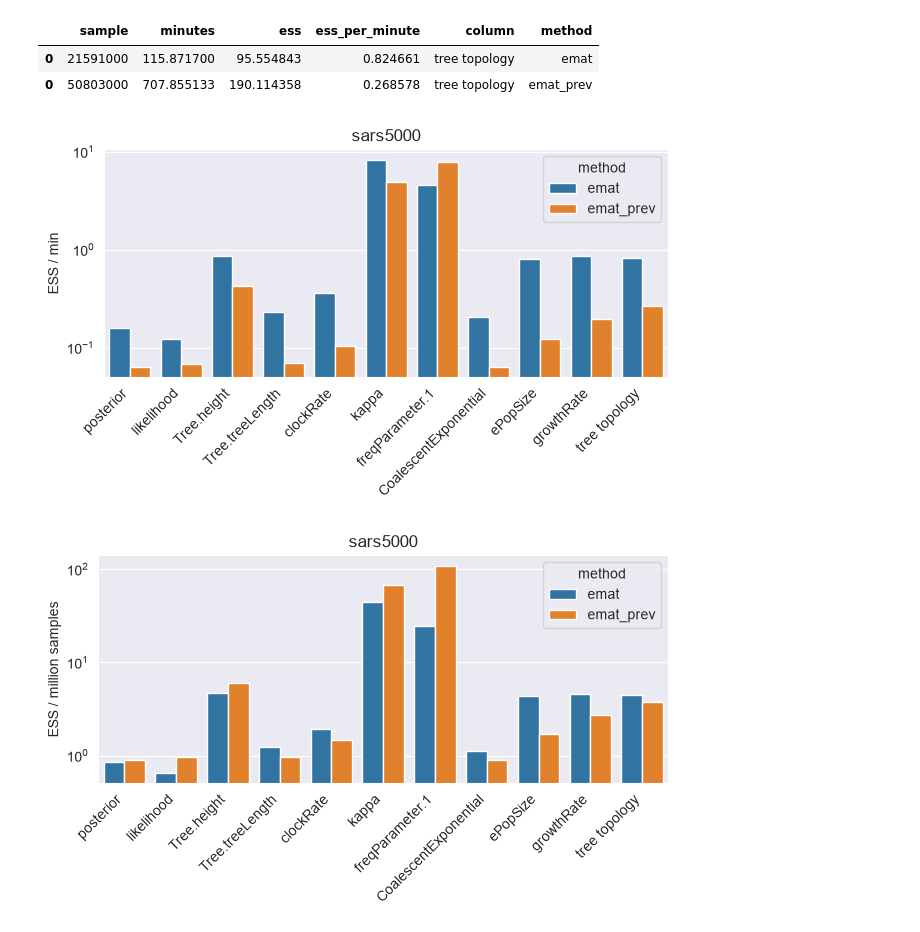
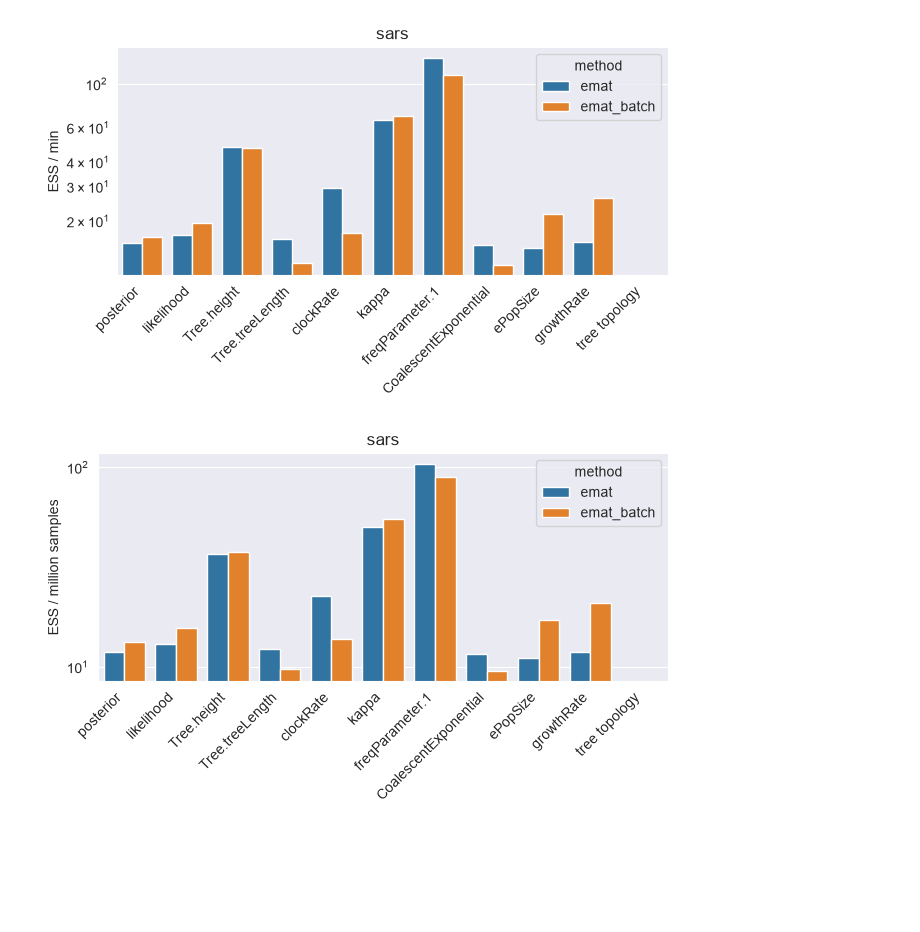
Before and after one commit to tochsner/beast-emat, a Jupyter notebook: python/src/notebooks/single_ess_comparison.ipynb, the cells around one changed output. Drawn from its saved outputs; the diff is of its cells as text; code cells hidden in the pictures; blank space fills up the shorter version.

```diff
--- a/python/src/notebooks/single_ess_comparison.ipynb
+++ b/python/src/notebooks/single_ess_comparison.ipynb
@@ -16,26 +16,34 @@ sns.set_style("darkgrid")
 ROOT = next(p for p in [Path.cwd(), *Path.cwd().parents] if (p / "tests" / "hcv_emat.xml").exists())
 TESTS_PATH = ROOT / "tests"
 # %%
-method_names = ["emat", "emat_prev", "beauti"]
+method_names = [
+    "emat",
+    "emat_batch",
+]
 
 # the wall-clock seconds per million MCMC samples of each run, which convert samples into running time
 seconds_per_million_samples = {
-    "hcv": {"emat": 10, "emat_conditioned": 9, "emat_marg_displ": 13, "beauti": 14},
-    "zika": {"emat": 23, "beauti": 6*60 + 44},
-    "sars": {"emat": 84, "beauti": 6200},
-    "sars5000": {"emat_prev": 13*60 + 56, "emat": 5*60 + 22},
-    "ebola": {"emat": 187, "mix": 723},
+    "hcv": {
+        "emat": 8,
+        "emat_batch": 7
+    },
+    "zika": {"emat": 21, "emat_local8": 22, "emat_local16": 23, "beauti": 6*60 + 44, "node_state": 37},
+    "sars": {"emat": 46, "beauti": 6200, "emat_batch": 48},
+    "sars5000": {"emat_prev": 13*60 + 56, "emat": 5*60 + 20},
+    "sars10000": {"emat": 13*60 + 10},
+    "ebola": {"emat": 1*60 + 42, "beauti": 723},
     "wnv": {"emat": 1560, "beauti": 10980},
 }
 # %%
-experiment = "sars5000"
+experiment = "sars"
 # %%
 # likelihood columns are left out, as the EMAT regimes log the augmented likelihood
 columns_per_experiment = {
-    "hcv": ["posterior", "likelihood", "Tree.height", "Tree.treeLength", "rateAG", "freqParameter.1", "bPopSizes.1", "bGroupSizes.2", "BayesianSkyline"],
+    "hcv": ["posterior", "likelihood", "Tree.height", "Tree.treeLength", "rateAG", "freqParameter.1", "bPopSizes.1", "bGroupSizes.2", "BayesianSkyline", "mutations.count"],
     "zika": ["posterior", "likelihood", "Tree.height", "Tree.treeLength", "clockRate", "kappa", "freqParameter.1", "CoalescentExponential", "ePopSize", "growthRate"],
     "sars": ["posterior", "likelihood", "Tree.height", "Tree.treeLength", "clockRate", "kappa", "freqParameter.1", "CoalescentExponential", "ePopSize", "growthRate"],
     "sars5000": ["posterior", "likelihood", "Tree.height", "Tree.treeLength", "clockRate", "kappa", "freqParameter.1", "CoalescentExponential", "ePopSize", "growthRate"],
+    "sars10000": ["posterior", "likelihood", "Tree.height", "Tree.treeLength", "clockRate", "kappa", "freqParameter.1", "CoalescentExponential", "ePopSize", "growthRate", "mutations.count"],
     "ebola": ["posterior", "likelihood", "Tree.height", "Tree.treeLength", "clockRate", "kappa", "freqParameter.1", "CoalescentExponential", "ePopSize", "growthRate"],
     "wnv": ["posterior", "likelihood", "Tree.height", "Tree.treeLength", "clockRate", "kappa", "freqParameter.1", "CoalescentExponential", "ePopSize", "growthRate"],
 }
@@ -175,27 +182,21 @@ no trees found for sars5000_beauti
-# %%
-pd.DataFrame([df.iloc[-1] for df in tree_ess_dfs if not df.empty])
-# %% [output]
-|  | sample | minutes | ess | ess_per_minute | column | method |
-| 0 | 21591000 | 115.871700 | 95.554843 | 0.824661 | tree topology | emat |
-| 0 | 50803000 | 707.855133 | 190.114358 | 0.268578 | tree topology | emat_prev |
 # %%
 # the ESS per minute of each run is taken at the end of the run, over the full post-burn-in chain
-final_ess_df = pd.DataFrame([df.iloc[-1] for df in ess_dfs + tree_ess_dfs if not df.empty])
+final_ess_df = pd.DataFrame([df.iloc[-1] for df in ess_dfs  if not df.empty])
 bar_columns = columns + ["tree topology"]
 
 fig, ax = plt.subplots(figsize=(0.5 * len(bar_columns) + 1, 4))
 
 sns.barplot(final_ess_df, y="ess_per_minute", x="column", hue="method", order=bar_columns, orient="v", ax=ax)
 ax.set_yscale("log")
 ax.set_ylabel("ESS / min")
 ax.set_xlabel("")
 ax.set_title(experiment)
 plt.xticks(rotation=45, ha='right')
 
 fig.tight_layout()
 plt.show()
 # %% [output]
-[figure, old version]
+[figure, new version]
 # %%
 # the ESS per million MCMC samples, which compares the mixing per step independently of the cost of a step
 final_ess_df["ess_per_million_samples"] = final_ess_df["ess"] / final_ess_df["sample"] * 1e6
@@ -212,4 +213,4 @@ plt.xticks(rotation=45, ha='right')
 fig.tight_layout()
 plt.show()
 # %% [output]
-[figure, old version]
+[figure, new version]
```
Also changed, not shown: parts of 2 cells of this notebook, 6 other files.
